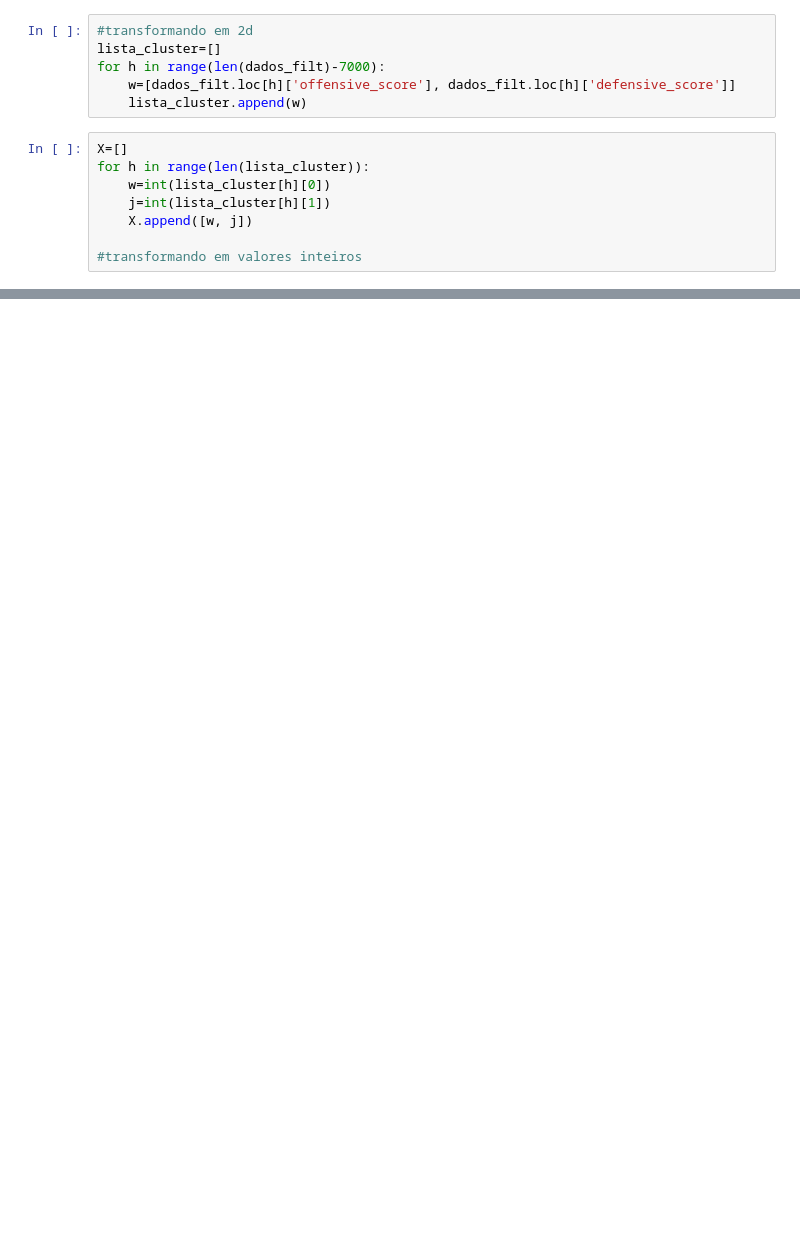
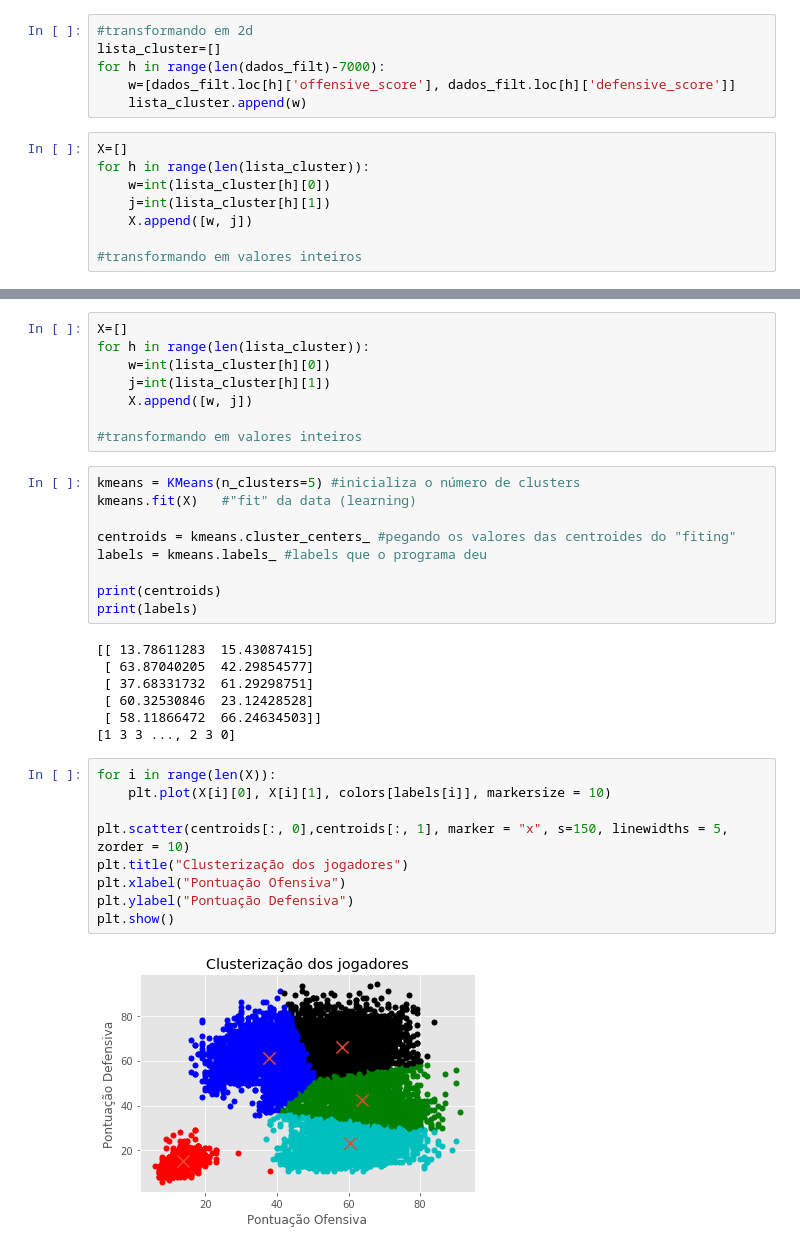
Before and after one commit to CabralxD/Ci-ncia_dos_dados_projeto_final, a Jupyter notebook: Projeto_final.ipynb, the cells around one changed output, grey strips where cells are left out. Saved outputs shown, nothing was run; the diff lists cells and outputs as text; blank space fills up the shorter version.

```diff
--- a/Projeto_final.ipynb
+++ b/Projeto_final.ipynb
@@ -445,0 +404,35 @@ plt.show()
+# %%
+X=[]
+for h in range(len(lista_cluster)):
+    w=int(lista_cluster[h][0])
+    j=int(lista_cluster[h][1])
+    X.append([w, j])
+
+#transformando em valores inteiros
+# %%
+kmeans = KMeans(n_clusters=5) #inicializa o número de clusters
+kmeans.fit(X)   #"fit" da data (learning)
+
+centroids = kmeans.cluster_centers_ #pegando os valores das centroides do "fiting"
+labels = kmeans.labels_ #labels que o programa deu
+
+print(centroids)
+print(labels)
+# %% [output]
+[[ 13.78611283  15.43087415]
+ [ 63.87040205  42.29854577]
+ [ 37.68331732  61.29298751]
+ [ 60.32530846  23.12428528]
+ [ 58.11866472  66.24634503]]
+[1 3 3 ..., 2 3 0]
+# %%
+for i in range(len(X)):
+    plt.plot(X[i][0], X[i][1], colors[labels[i]], markersize = 10)
+
+plt.scatter(centroids[:, 0],centroids[:, 1], marker = "x", s=150, linewidths = 5, zorder = 10)
+plt.title("Clusterização dos jogadores")
+plt.xlabel("Pontuação Ofensiva")
+plt.ylabel("Pontuação Defensiva")
+plt.show()
+# %% [output]
+[figure, added]
```
Also changed, not shown: parts of 39 cells of this notebook.
